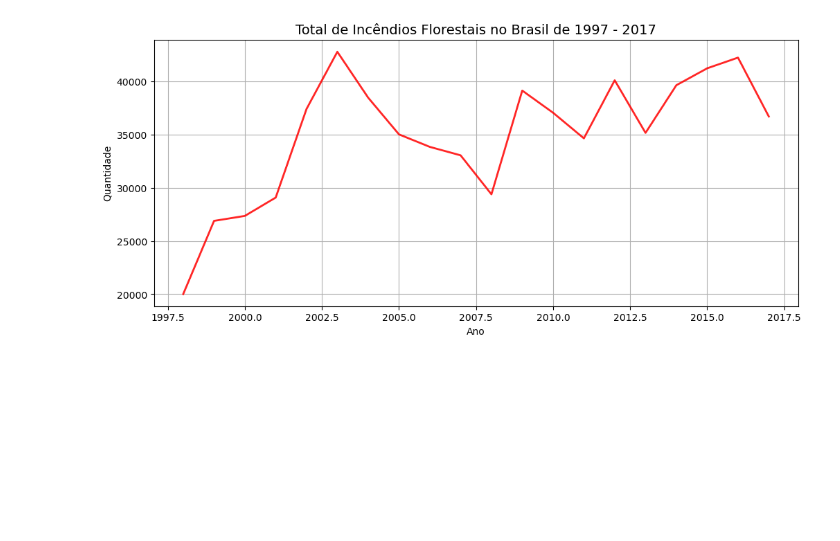
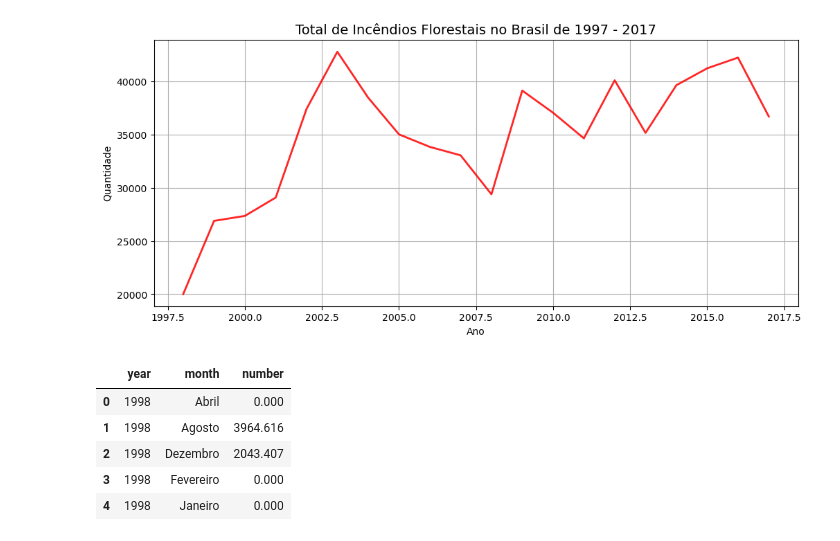
Before and after one commit to Thon20/INCENDIOS-FLORESTAIS-BRASIL, a Jupyter notebook: incendios-florestais.ipynb, the cells around one changed output. Cells and saved outputs as stored; diff of their text form; code cells hidden in the pictures; blank space fills up the shorter version.

```diff
--- a/incendios-florestais.ipynb
+++ b/incendios-florestais.ipynb
@@ -101,3 +101,14 @@ plt.grid()
 plt.show();
 # %% [output]
 [figure]
+# %%
+# Soma do total de incendios por ano e mês
+total_incendios_ano_mes = df.groupby(['year', 'month'])['number'].sum().reset_index()
+total_incendios_ano_mes.head()
+# %% [output]
+|  | year | month | number |
+| 0 | 1998 | Abril | 0.000 |
+| 1 | 1998 | Agosto | 3964.616 |
+| 2 | 1998 | Dezembro | 2043.407 |
+| 3 | 1998 | Fevereiro | 0.000 |
+| 4 | 1998 | Janeiro | 0.000 |
```
Also changed, not shown: parts of 3 cells of this notebook.
